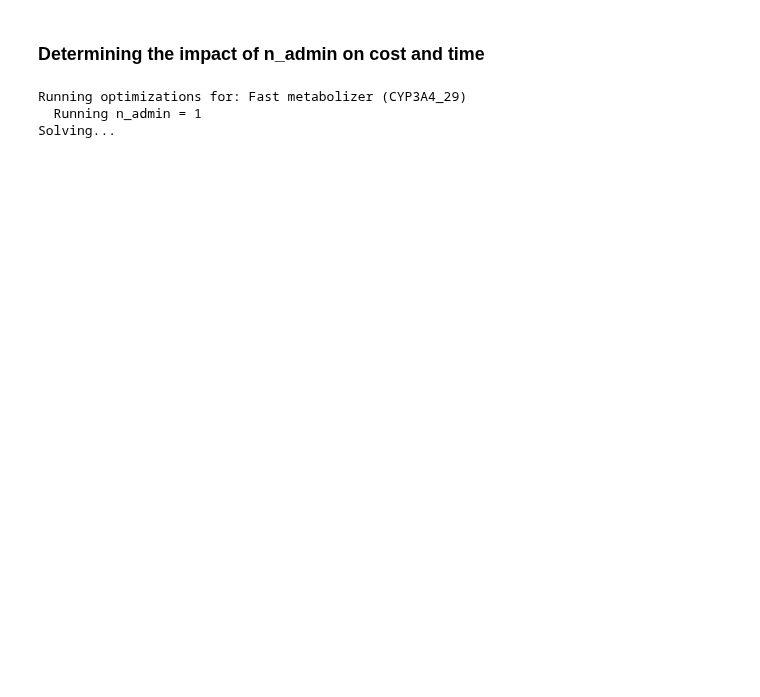
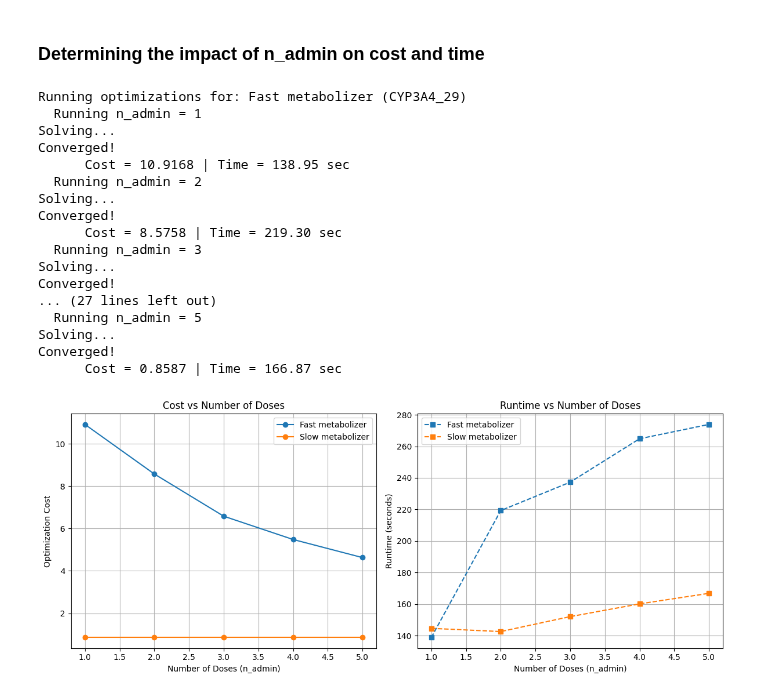
Before and after one commit to Bliz33333/cyp-vincristine, a Jupyter notebook: code/gekko-package.ipynb, the cells around one changed output. Saved outputs shown, nothing was run; the diff lists cells and outputs as text; code cells hidden in the pictures; blank space fills up the shorter version.

```diff
--- a/code/gekko-package.ipynb
+++ b/code/gekko-package.ipynb
@@ -469,8 +484,15 @@ CSVs successfully saved.
 # %% [markdown]
 ### Determining the impact of n_admin on cost and time
 # %%
-alleles = load_allele_params("CYP_alleles.csv")
-params = setup_oct_params(t_max=500, t_step=0.1, n_admin=3, w1=0.99, w2=0.1)
+# Get the current working directory
+current_dir = os.getcwd()
+
+# Construct the file path to the CSV file in the data folder (relative path to 'data')
+csv_path = os.path.join(current_dir, '..', 'data', 'CYP_alleles.csv')
+
+alleles = load_allele_params(csv_path=csv_path)
+
+params = setup_oct_params(t_max=5000, t_step=5, n_admin=3, w1=0.99, w2=0.1)
 
 allele_types = {
     'Fast': 'CYP3A4_29',
@@ -528,30 +550,45 @@ for label, allele in allele_types.items():
     }
 
 plt.figure(figsize=(12, 5))
 
 # Cost vs n_admin for both types
 plt.subplot(1, 2, 1)
 for label, res in results_by_type.items():
     plt.plot(res['n_admin'], res['costs'], marker='o', label=f'{label} metabolizer')
 plt.xlabel("Number of Doses (n_admin)")
 plt.ylabel("Optimization Cost")
 plt.title("Cost vs Number of Doses")
 plt.legend()
 plt.grid(True)
 
 # Runtime vs n_admin
 plt.subplot(1, 2, 2)
 for label, res in results_by_type.items():
     plt.plot(res['n_admin'], res['runtimes'], marker='s', linestyle='--', label=f'{label} metabolizer')
 plt.xlabel("Number of Doses (n_admin)")
 plt.ylabel("Runtime (seconds)")
 plt.title("Runtime vs Number of Doses")
 plt.legend()
 plt.grid(True)
 
 plt.tight_layout()
 plt.show()
 # %% [output]
 Running optimizations for: Fast metabolizer (CYP3A4_29)
   Running n_admin = 1
 Solving...
+Converged!
+      Cost = 10.9168 | Time = 138.95 sec
+  Running n_admin = 2
+Solving...
+Converged!
+      Cost = 8.5758 | Time = 219.30 sec
+  Running n_admin = 3
+Solving...
+Converged!
+... (27 lines left out)
+  Running n_admin = 5
+Solving...
+Converged!
+      Cost = 0.8587 | Time = 166.87 sec
+[figure, added]
```
Also changed, not shown: parts of 7 cells of this notebook.
